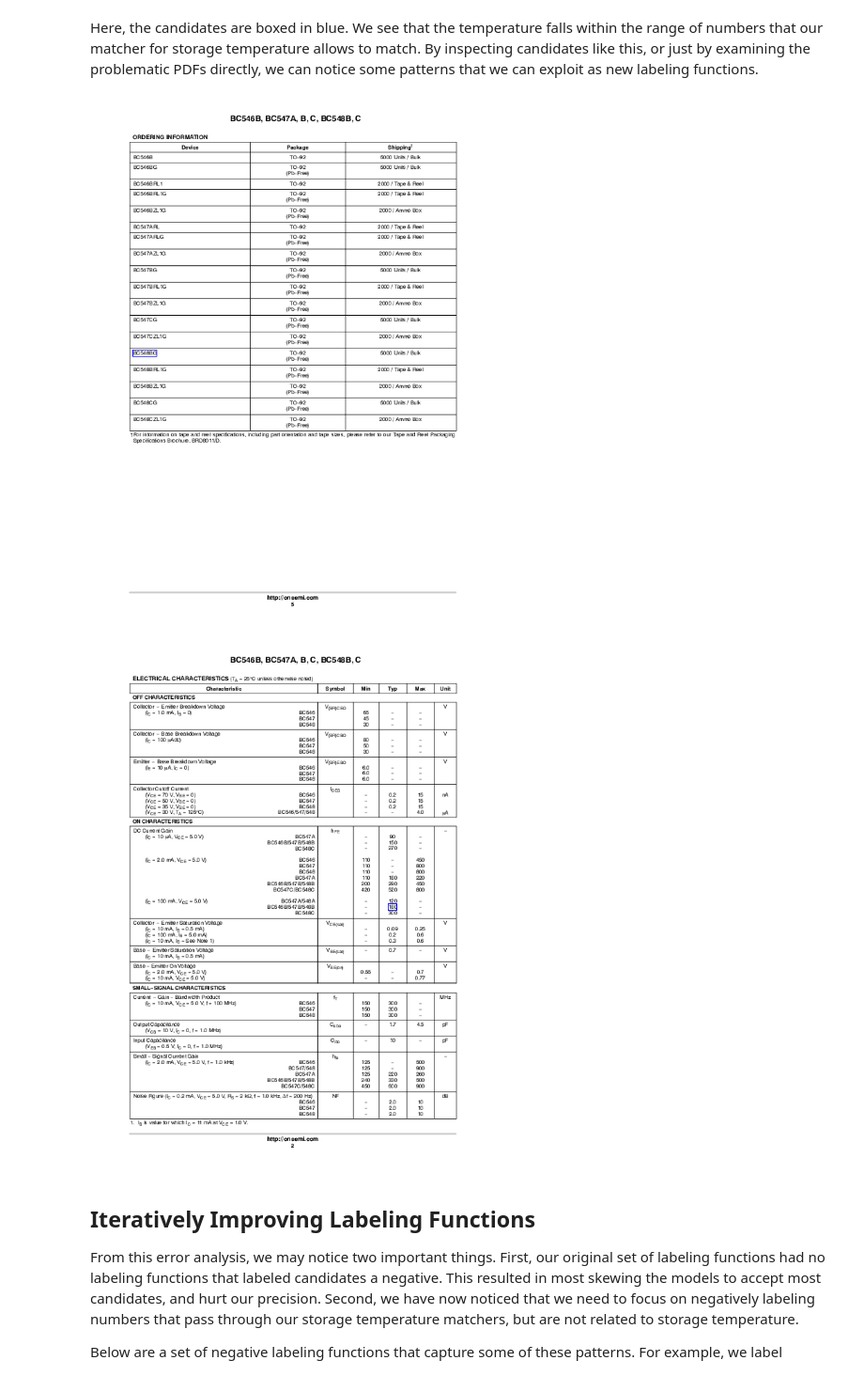
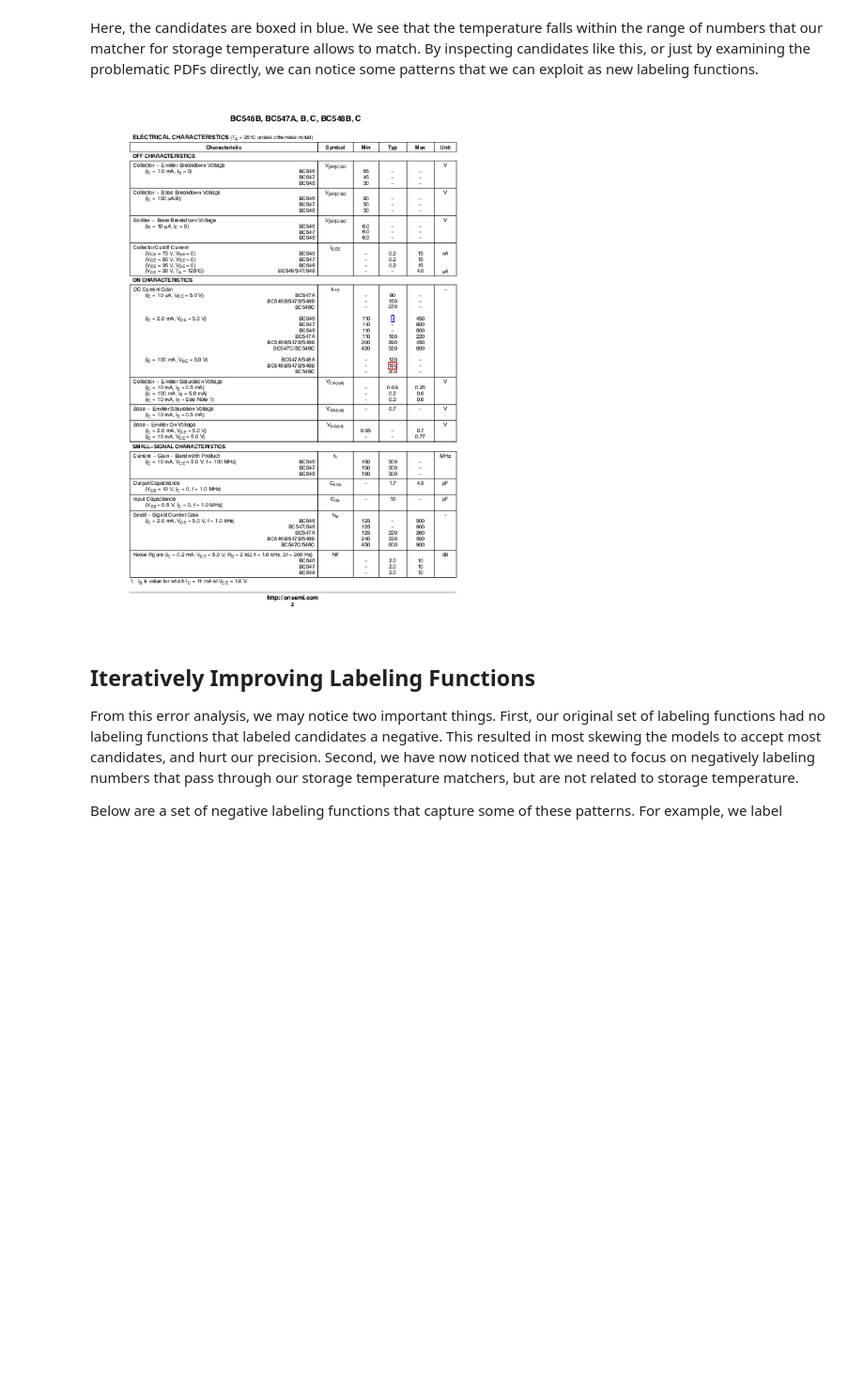
Before and after one commit to HazyResearch/fonduer-tutorials, a Jupyter notebook: hardware/max_storage_temp_tutorial.ipynb, the cells around one changed output. Shown at 94% size. Cells and saved outputs as stored; diff of their text form; code cells hidden in the pictures; blank space fills up the shorter version.

Commit message:
Update stg_temp_max tutorial for fonduer 0.3.0

```diff
--- a/hardware/max_storage_temp_tutorial.ipynb
+++ b/hardware/max_storage_temp_tutorial.ipynb
@@ -142 +154,6 @@ pprint([x.name for x in train_docs])
+# %%
+from fonduer import mention_subclass
+
+Part = mention_subclass("Part")
+Temp = mention_subclass("Temp")
 # %% [markdown]
@@ -237,3 +310,7 @@ attr_ngrams = OmniNgramsTemp(n_max=2)
+# %%
+from fonduer import candidate_subclass
+
+PartTemp = candidate_subclass("PartTemp", [Part, Temp])
 # %% [markdown]
 ### Defining candidate `Throttlers`
 
@@ -681,14 +737,13 @@ vis.display_candidates([fp_cands[0]])
 Here, the candidates are boxed in blue. We see that the temperature falls within the range of numbers that our matcher for storage temperature allows to match. By inspecting candidates like this, or just by examining the problematic PDFs directly, we can notice some patterns that we can exploit as new labeling functions.
 # %%
 # Get a list of candidates that match the FN[10] entity
-test_cands = session.query(Part_Attr).filter(Part_Attr.split == 2).all()
-fp_cands = entity_to_candidates(FP[40], test_cands)
+test_cands = session.query(PartTemp).filter(PartTemp.split == 2).all()
+fp_cands = entity_to_candidates(FP[2], test_cands)
 
 # # Display this candidate
 vis.display_candidates([fp_cands[0]])
 # %% [output]
-[figure, old version]
+[figure, new version]
-[figure, removed]
 # %% [markdown]
 ## Iteratively Improving Labeling Functions
 
```
Also changed, not shown: parts of 47 cells of this notebook, 4 other files.
